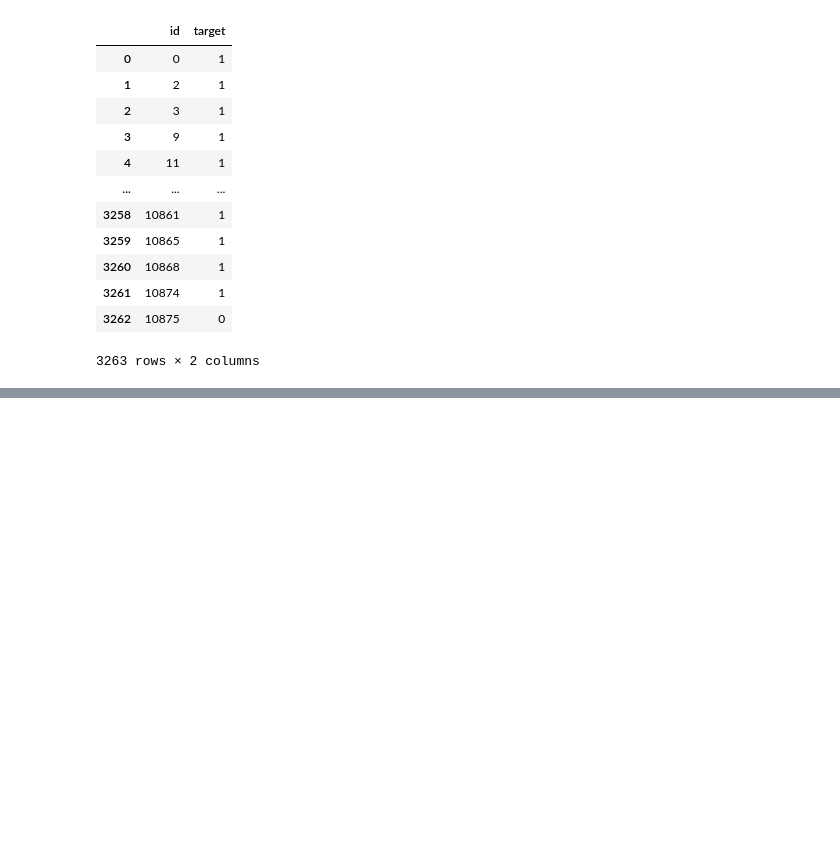
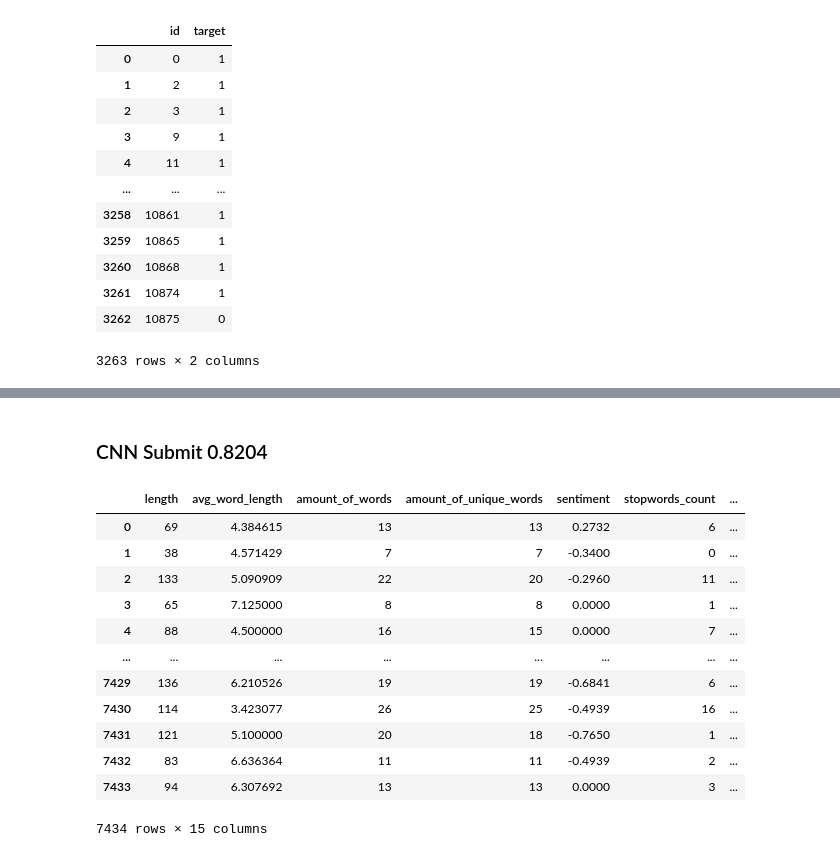
Before and after one commit to milemarchese/OrganizacionDeDatos, a Jupyter notebook: TP2/Pre-Trained GloVe + tf.ipynb, the cells around one changed output, grey strips where cells are left out. Cells and saved outputs as stored; diff of their text form; code cells hidden in the pictures; blank space fills up the shorter version.

```diff
--- a/TP2/Pre-Trained GloVe + tf.ipynb
+++ b/TP2/Pre-Trained GloVe + tf.ipynb
@@ -1014,0 +1325,3 @@ submit_df.to_csv('submit_prueba_38.csv', index=False)
+# %%
+tweets_features = pd.read_csv("train_features.csv")
+test_features = pd.read_csv("test_features.csv")
@@ -1014,0 +1338,3 @@ submit_df.to_csv('submit_prueba_38.csv', index=False)
+# %%
+tweets_features = tweets_features.drop(columns=['text', 'text_without_stopwords', 'target'])
+test_features = test_features.drop(columns=['text', 'text_without_stopwords'])
@@ -1014,0 +1689,18 @@ submit_df.to_csv('submit_prueba_38.csv', index=False)
+# %% [markdown]
+### CNN Submit 0.8204
+# %%
+tweets_features.loc[:, 'length':]
+# %% [output]
+|  | length | avg_word_length | amount_of_words | amount_of_unique_words | sentiment | stopwords_count | ... |
+| 0 | 69 | 4.384615 | 13 | 13 | 0.2732 | 6 | ... |
+| 1 | 38 | 4.571429 | 7 | 7 | -0.3400 | 0 | ... |
+| 2 | 133 | 5.090909 | 22 | 20 | -0.2960 | 11 | ... |
+| 3 | 65 | 7.125000 | 8 | 8 | 0.0000 | 1 | ... |
+| 4 | 88 | 4.500000 | 16 | 15 | 0.0000 | 7 | ... |
+| ... | ... | ... | ... | ... | ... | ... | ... |
+| 7429 | 136 | 6.210526 | 19 | 19 | -0.6841 | 6 | ... |
+| 7430 | 114 | 3.423077 | 26 | 25 | -0.4939 | 16 | ... |
+| 7431 | 121 | 5.100000 | 20 | 18 | -0.7650 | 1 | ... |
+| 7432 | 83 | 6.636364 | 11 | 11 | -0.4939 | 2 | ... |
+| 7433 | 94 | 6.307692 | 13 | 13 | 0.0000 | 3 | ... |
+7434 rows × 15 columns
```
Also changed, not shown: parts of 88 cells of this notebook.
